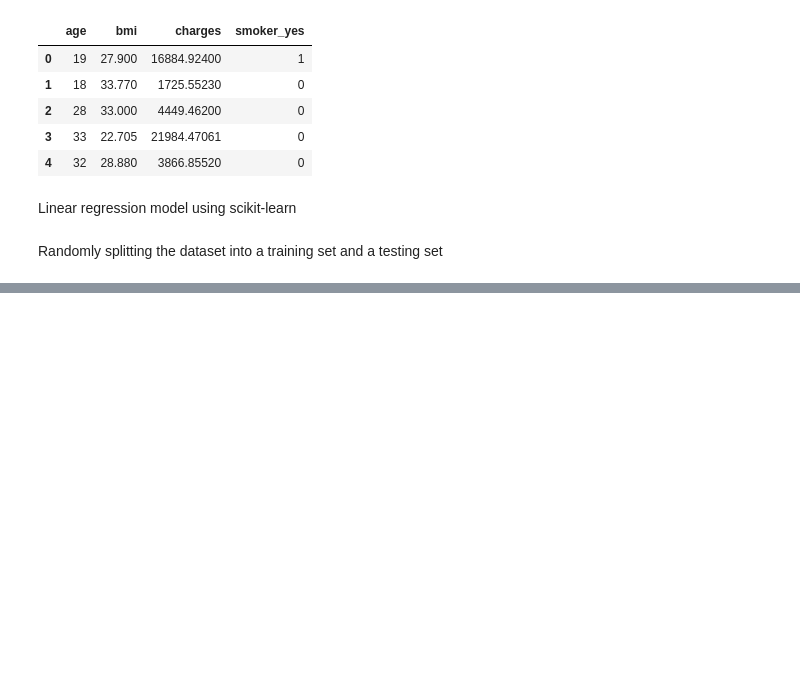
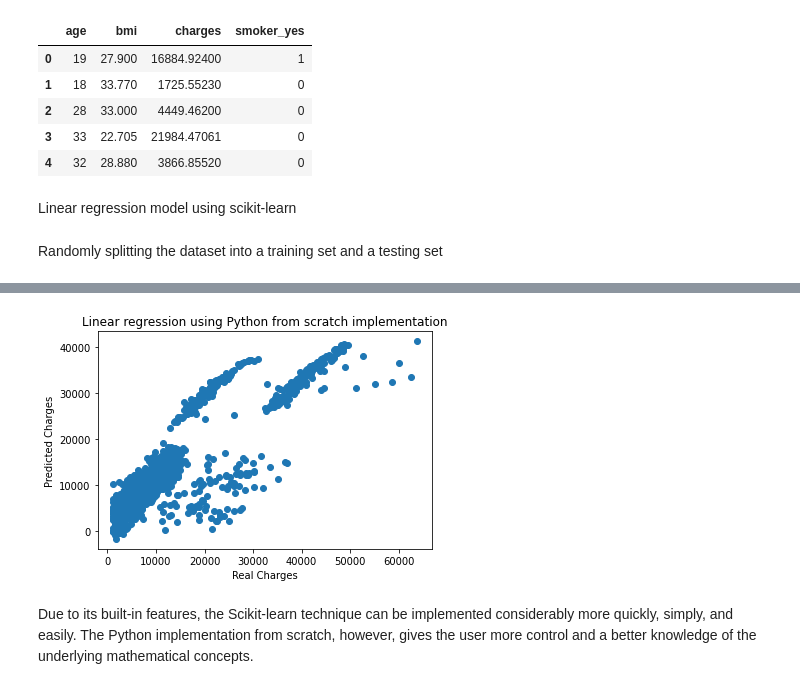
Before and after one commit to Ali-Afifi/ML-for-robotics, a Jupyter notebook: Task1/linear-regression.ipynb, the cells around one changed output, grey strips where cells are left out. Drawn from its saved outputs; the diff is of its cells as text; code cells hidden in the pictures; blank space fills up the shorter version.

```diff
--- a/Task1/linear-regression.ipynb
+++ b/Task1/linear-regression.ipynb
@@ -173,0 +176,7 @@ Mean Squared Error: 36585120.94045903
+# %%
+# Calculate mean and standard deviation of X
+def normalize(X):
+    mean = np.mean(X, axis=0)
+    std = np.std(X, axis=0)
+    X_norm = (X - mean) / std
+    return X_norm, mean, std
@@ -173,0 +232,12 @@ Mean Squared Error: 36585120.94045903
+# %%
+# Plot the results
+plt.scatter(y_denorm, y_predict_denorm)
+plt.xlabel('Real Charges')
+plt.ylabel('Predicted Charges')
+plt.title('Linear regression using Python from scratch implementation')
+plt.show()
+# %% [output]
+[figure, added]
+# %% [markdown]
+Due to its built-in features, the Scikit-learn technique can be implemented considerably more quickly, simply, and easily.
+The Python implementation from scratch, however, gives the user more control and a better knowledge of the underlying mathematical concepts.
```
Also changed, not shown: parts of 6 cells of this notebook.
